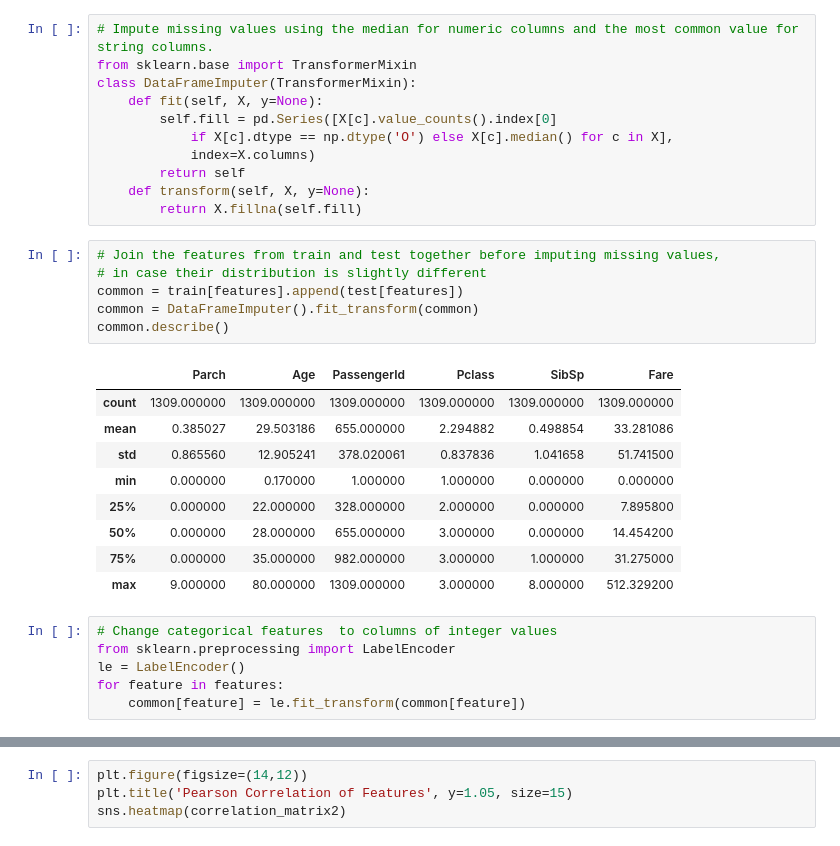
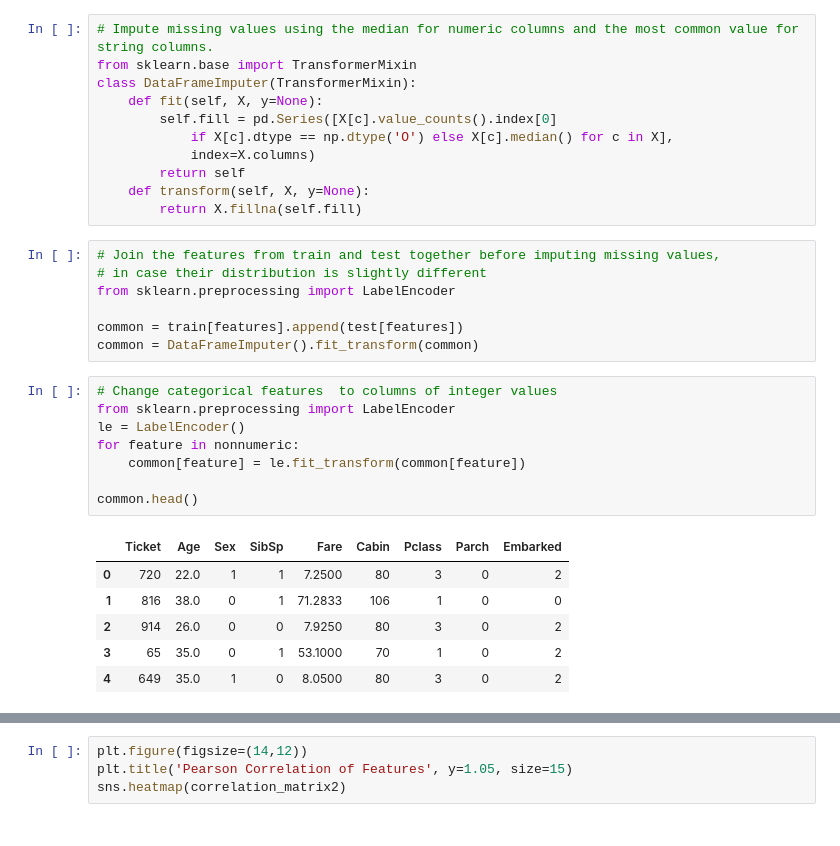
Before and after one commit to HeyLey/titanic, a Jupyter notebook: titanic_kernel.ipynb, the cells around one changed output, grey strips where cells are left out. Saved outputs shown, nothing was run; the diff lists cells and outputs as text.

```diff
--- a/titanic_kernel.ipynb
+++ b/titanic_kernel.ipynb
@@ -83,25 +82,25 @@ class DataFrameImputer(TransformerMixin):
 # %%
 # Join the features from train and test together before imputing missing values,
 # in case their distribution is slightly different
+from sklearn.preprocessing import LabelEncoder
+
 common = train[features].append(test[features])
 common = DataFrameImputer().fit_transform(common)
-common.describe()
-# %% [output]
-|  | Parch | Age | PassengerId | Pclass | SibSp | Fare |
-| count | 1309.000000 | 1309.000000 | 1309.000000 | 1309.000000 | 1309.000000 | 1309.000000 |
-| mean | 0.385027 | 29.503186 | 655.000000 | 2.294882 | 0.498854 | 33.281086 |
-| std | 0.865560 | 12.905241 | 378.020061 | 0.837836 | 1.041658 | 51.741500 |
-| min | 0.000000 | 0.170000 | 1.000000 | 1.000000 | 0.000000 | 0.000000 |
-| 25% | 0.000000 | 22.000000 | 328.000000 | 2.000000 | 0.000000 | 7.895800 |
-| 50% | 0.000000 | 28.000000 | 655.000000 | 3.000000 | 0.000000 | 14.454200 |
-| 75% | 0.000000 | 35.000000 | 982.000000 | 3.000000 | 1.000000 | 31.275000 |
-| max | 9.000000 | 80.000000 | 1309.000000 | 3.000000 | 8.000000 | 512.329200 |
 # %%
 # Change categorical features  to columns of integer values
 from sklearn.preprocessing import LabelEncoder
 le = LabelEncoder()
-for feature in features:
+for feature in nonnumeric:
     common[feature] = le.fit_transform(common[feature])
+
+common.head()
+# %% [output]
+|  | Ticket | Age | Sex | SibSp | Fare | Cabin | Pclass | Parch | Embarked |
+| 0 | 720 | 22.0 | 1 | 1 | 7.2500 | 80 | 3 | 0 | 2 |
+| 1 | 816 | 38.0 | 0 | 1 | 71.2833 | 106 | 1 | 0 | 0 |
+| 2 | 914 | 26.0 | 0 | 0 | 7.9250 | 80 | 3 | 0 | 2 |
+| 3 | 65 | 35.0 | 0 | 1 | 53.1000 | 70 | 1 | 0 | 2 |
+| 4 | 649 | 35.0 | 1 | 0 | 8.0500 | 80 | 3 | 0 | 2 |
 # %%
 train2 = common[0:train.shape[0]]
 test2 = common[train.shape[0]::]
```
Also changed, not shown: parts of 23 cells of this notebook.
